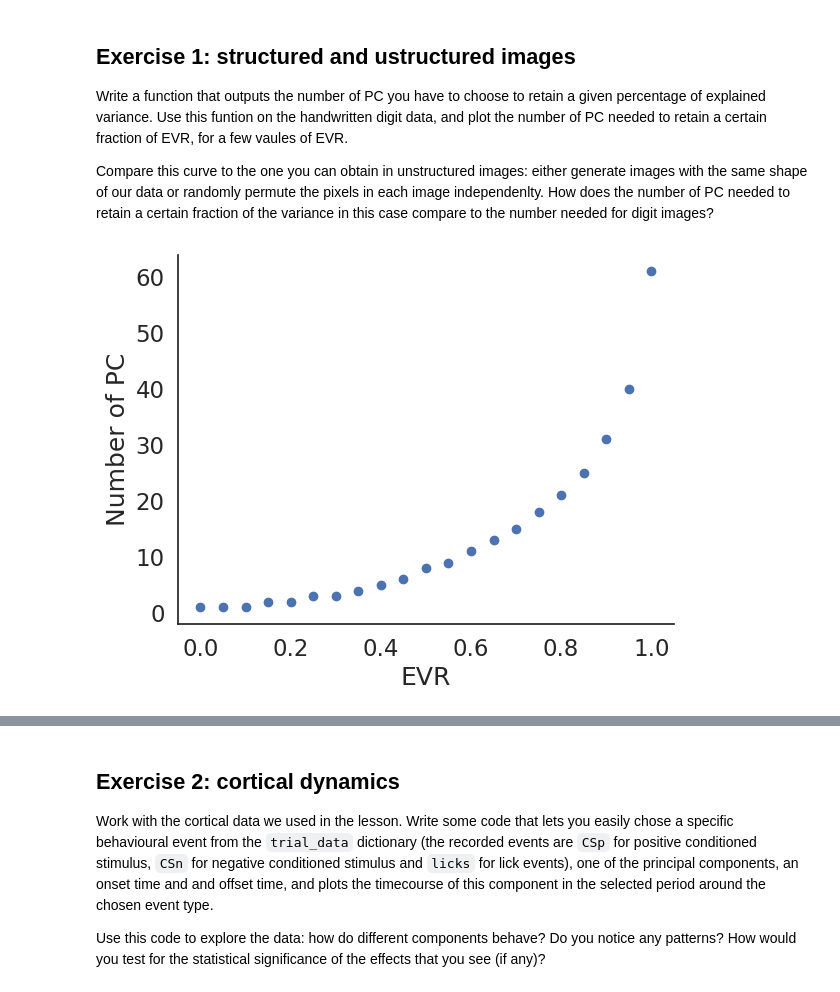
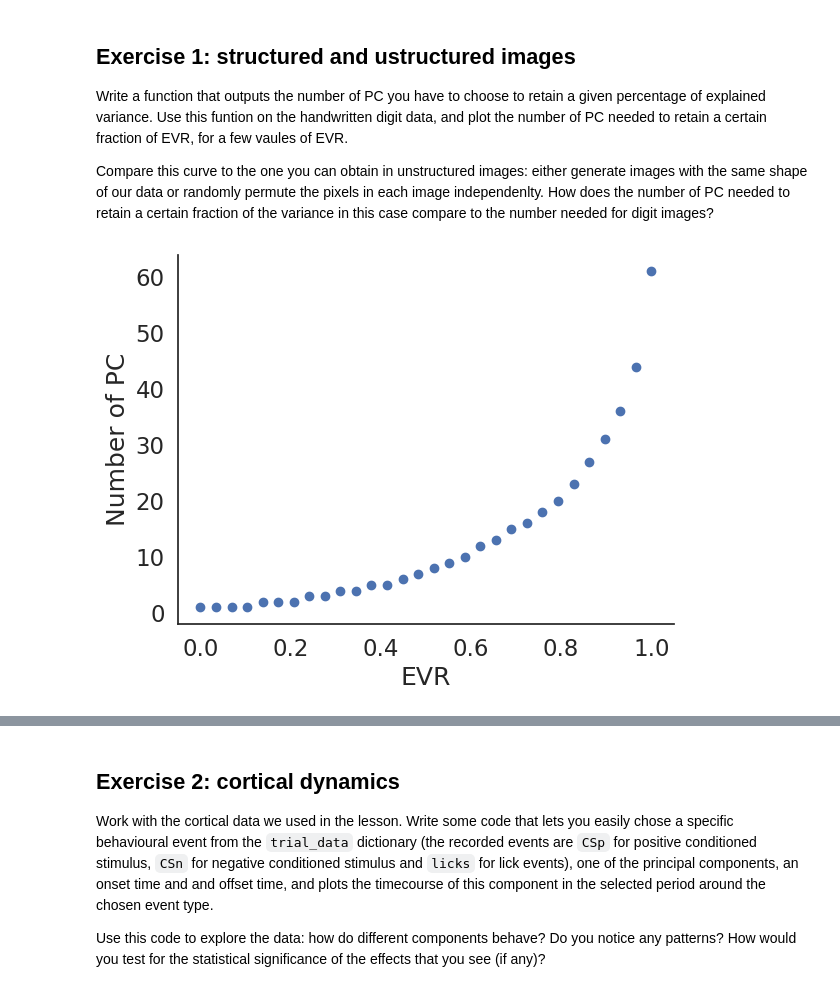
Before and after one commit to irenetiem/population-methods-IT, a Jupyter notebook: 03-dimensionality-reduction/exercises.ipynb, the cells around one changed output, grey strips where cells are left out. Cells and saved outputs as stored; diff of their text form; code cells hidden in the pictures.

```diff
--- a/03-dimensionality-reduction/exercises.ipynb
+++ b/03-dimensionality-reduction/exercises.ipynb
@@ -70,19 +70,19 @@ def num_PC(dataset, percentage):
 # %%
 # testing a few EVR
 
 # load image data (from notebook)
 dataset = load_digits()
 
-EVR = np.linspace(0, 1, 21)
+EVR = np.linspace(0, 1, 30)
 
 PC_for_EVR = [num_PC(dataset, EVR[i]) for i in range(len(EVR))]
 
 plt.scatter(EVR, PC_for_EVR)
 plt.xlabel('EVR')
 plt.ylabel('Number of PC')
 plt.show()
 # %% [output]
-[figure, old version]
+[figure, new version]
 # %%
 # comparing it with unstructered images by randmly permuting pixels from dataset
 
```
Also changed, not shown: parts of 14 cells of this notebook.
